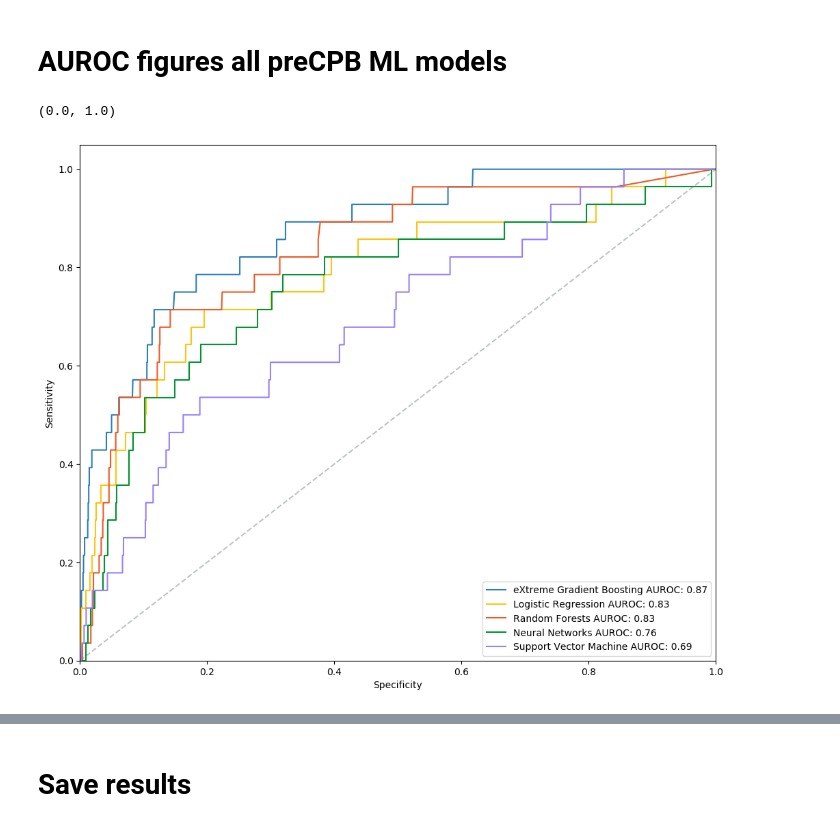
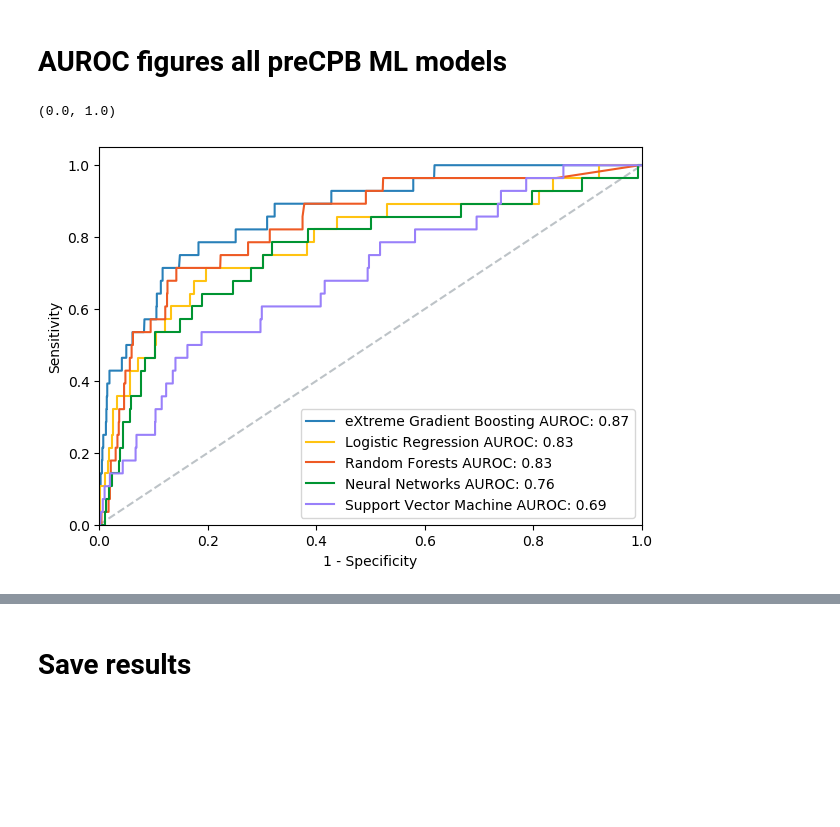
Before and after one commit to theonesp/ml_mort_cardiac, a Jupyter notebook: analysis/training/training_models_outsidecpb.ipynb, the cells around one changed output, grey strips where cells are left out. Saved outputs shown, nothing was run; the diff lists cells and outputs as text; code cells hidden in the pictures; blank space fills up the shorter version.

```diff
--- a/analysis/training/training_models_outsidecpb.ipynb
+++ b/analysis/training/training_models_outsidecpb.ipynb
@@ -511,41 +508,0 @@ xgb
-# %%
-for i,model in enumerate(bestmodels):
-    # Add title and axis names
-    pyplot.title('Calibration plot (reliability curve)')
-    pyplot.xlabel('Mean predicted value')
-    pyplot.ylabel('Fraction of positives')
-
-    model.fit(X_train, y_train)
-    #y_pred = (model.predict_proba(X_test)[:,1] >= threshold).astype(np.int)
-    prob_pos = model.predict_proba(X_test)[:,1] #).astype(np.int)
-    fraction_of_positives, mean_predicted_value = \
-    calibration_curve(y_test, prob_pos, n_bins=10, normalize=True)
-    pyplot.plot(mean_predicted_value, fraction_of_positives, 'o-c',label="model_"+all_models_names[i])
-
-    pyplot.title('Calibration plot (reliability curve)')
-    pyplot.xlabel('Mean predicted value')
-    pyplot.ylabel('Fraction of positives')
-
-
-    model_isotonic = _CalibratedClassifier(model, method='isotonic')
-    model_isotonic.fit(X_train, y_train)
-    calibrated = model_isotonic
-    # predict probabilities
-    probs = calibrated.predict_proba(X_test)[:, 1]
-    # reliability diagram
-    fop, mpv = calibration_curve(y_test, probs, n_bins=10, normalize=True)
-    # plot calibrated reliability
-    pyplot.plot(mpv, fop, marker='.',label="Isotonic")
-
-    model_isotonic = _CalibratedClassifier(model, method='sigmoid')
-    model_isotonic.fit(X_train, y_train)
-    calibrated = model_isotonic
-    # predict probabilities
-    probs = calibrated.predict_proba(X_test)[:, 1]
-    # reliability diagram
-    fop, mpv = calibration_curve(y_test, probs, n_bins=10, normalize=True)
-    pyplot.plot([0, 1], [0, 1], 'k--',label='Perfect calibration')
-    # plot calibrated reliability
-    pyplot.plot(mpv, fop, marker='.',label="sigmoid")
-
-    pyplot.legend(bbox_to_anchor=(1.05, 1), loc=2, borderaxespad=0.)
@@ -645,33 +597,33 @@ fpr_model4, tpr_model4, thresholds_model4 = roc_curve(y_test, y_test_pred_model4
 auc_score_model4 = roc_auc_score(y_test, y_test_pred_model4)
 
 my_dpi=100
-pyplot.figure(figsize=(1200/my_dpi,1000/my_dpi), dpi=my_dpi)
+pyplot.figure(figsize=(700/my_dpi,500/my_dpi), dpi=my_dpi)
 pyplot.plot([0, 1], [0, 1], linestyle='--', color='#bdc3c7')
 
 #We place the best performing one the first
 
 # AUROC model4
 pyplot.plot(fpr_model4, tpr_model4, marker='',color='#2980b9',label='eXtreme Gradient Boosting AUROC:'+' '+'{0:0.2f}'.format(auc_score_model4))
 
 # AUROC model0
 pyplot.plot(fpr_model0, tpr_model0, marker='',color='#FFC312',label='Logistic Regression AUROC:'+' '+'{0:0.2f}'.format(auc_score_model1))
 
 # AUROC model1
 pyplot.plot(fpr_model1, tpr_model1, marker='',color='#EE5A24',label='Random Forests AUROC:'+' '+'{0:0.2f}'.format(auc_score_model1))
 
 # AUROC model2
 pyplot.plot(fpr_model2, tpr_model2, marker='',color='#009432',label='Neural Networks AUROC:'+' '+'{0:0.2f}'.format(auc_score_model2))
 
 # AUROC model3
 pyplot.plot(fpr_model3, tpr_model3, marker='',color='#9980FA',label='Support Vector Machine AUROC:'+' '+'{0:0.2f}'.format(auc_score_model3))
 
 
 
 pyplot.legend(loc='lower right')
-pyplot.xlabel('Specificity')
+pyplot.xlabel('1 - Specificity')
 pyplot.ylabel('Sensitivity')
 pyplot.ylim([0.0, 1.05])
 pyplot.xlim([0.0, 1.0])
 # %% [output]
 (0.0, 1.0)
-[figure, old version]
+[figure, new version]
```
Also changed, not shown: parts of 9 cells of this notebook, 3 other files.
